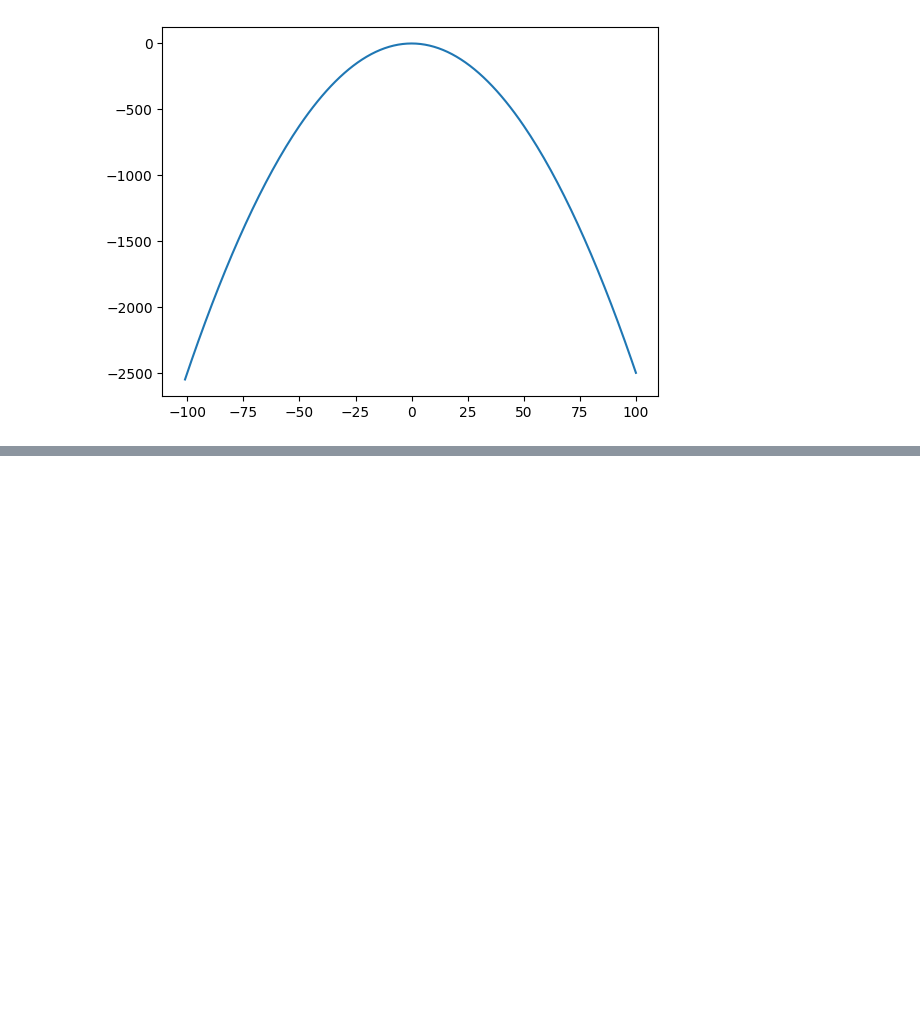
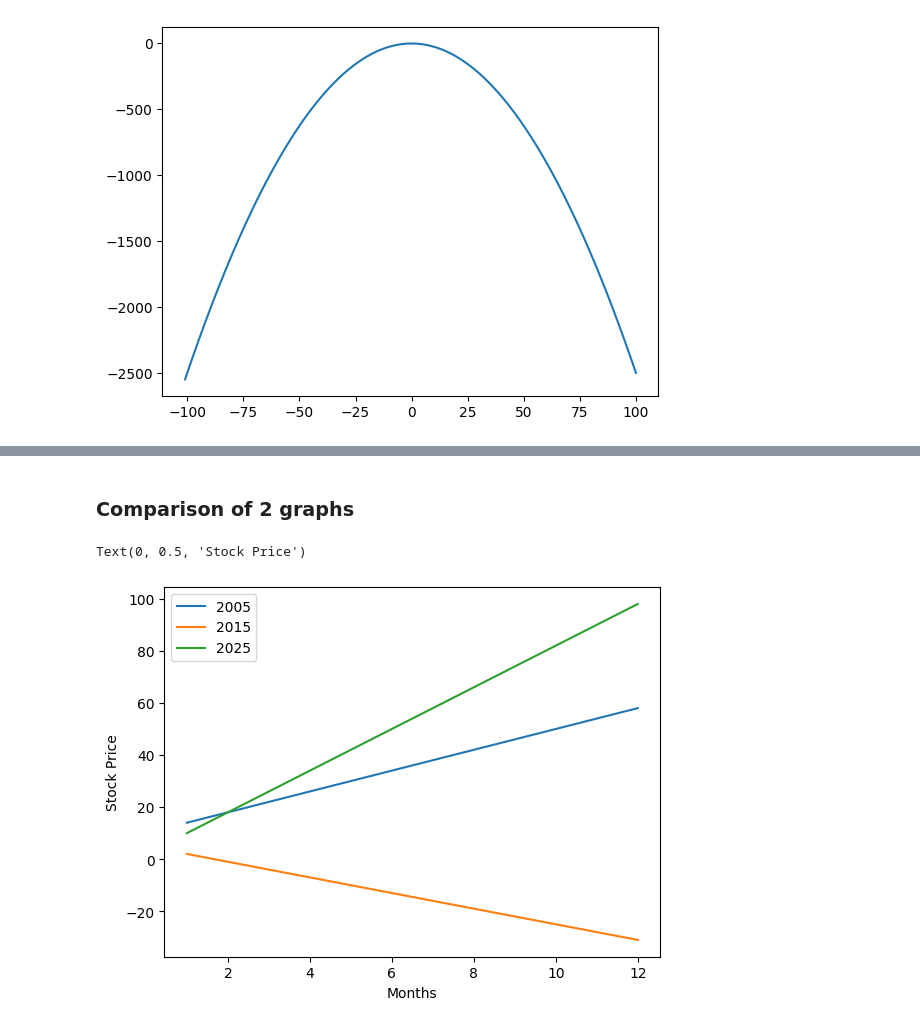
Before and after one commit to KiranKhayamali/AI-ML-Bootcamp, a Jupyter notebook: Week 3 (Data Analysis and Introduction to Machine Learning)/Day 11 (Python for Data Analysis)/Numpy_matplotlib_understanding/basics.ipynb, the cells around one changed output, grey strips where cells are left out. Drawn from its saved outputs; the diff is of its cells as text; code cells hidden in the pictures; blank space fills up the shorter version.

```diff
--- a/Week 3 (Data Analysis and Introduction to Machine Learning)/Day 11 (Python for Data Analysis)/Numpy_matplotlib_understanding/basics.ipynb
+++ b/Week 3 (Data Analysis and Introduction to Machine Learning)/Day 11 (Python for Data Analysis)/Numpy_matplotlib_understanding/basics.ipynb
@@ -231,0 +283,21 @@ import
+# %% [markdown]
+<h3>Comparison of 2 graphs </h3>
+# %%
+def stock_price_calculate(x, m = 4, c =10):
+    return m*x +c
+
+X = [i for i in range(1, 13)]
+Y1 = [stock_price_calculate(x) for x in X]
+Y2 = [stock_price_calculate(x, m = -3, c =5) for x in X]
+Y3 = [stock_price_calculate(x, m = 8, c= 2) for x in X]
+
+plt.plot(X, Y1)
+plt.plot(X, Y2)
+plt.plot(X, Y3)
+
+plt.legend(['2005', '2015', '2025'])
+plt.xlabel("Months")
+plt.ylabel("Stock Price")
+# %% [output]
+Text(0, 0.5, 'Stock Price')
+[figure, added]
```
Also changed, not shown: parts of 7 cells of this notebook.
